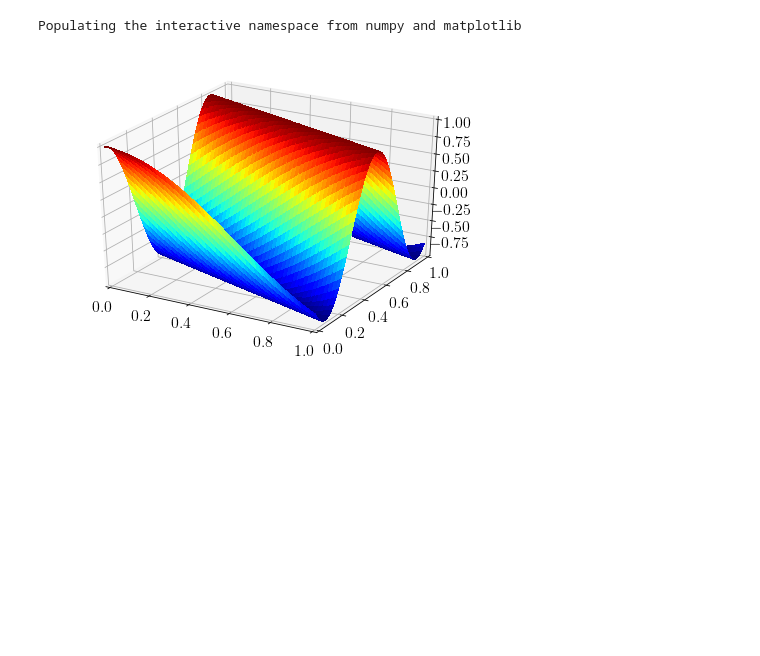
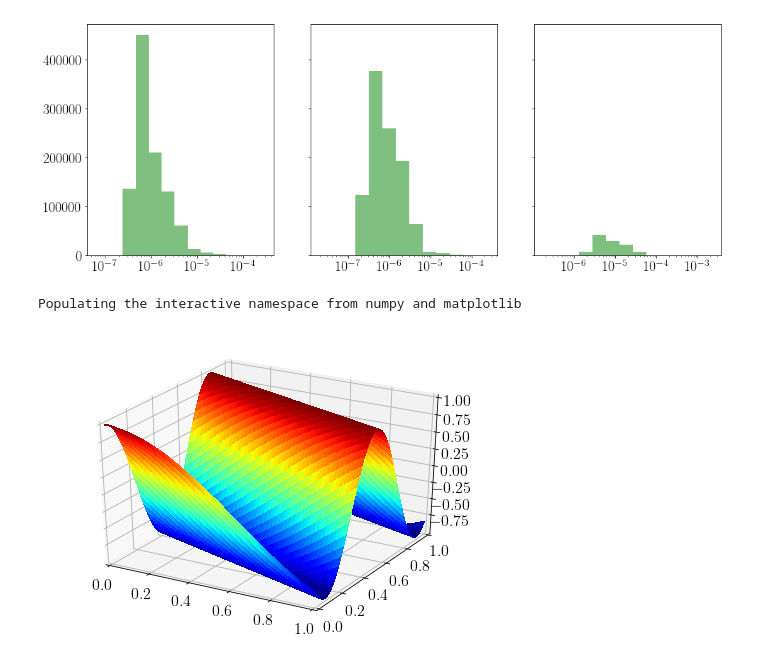
Before and after one commit to snl-dakota/pecos, a Jupyter notebook: python/tutorials/Polynomial Cross Validation.ipynb, the cells around one changed output. Cells and saved outputs as stored; diff of their text form; code cells hidden in the pictures; blank space fills up the shorter version.

```diff
--- a/python/tutorials/Polynomial Cross Validation.ipynb
+++ b/python/tutorials/Polynomial Cross Validation.ipynb
@@ -74,20 +34,0 @@ cv_approx_mse = 1./num_validation_samples*numpy.linalg.norm(validation_function_
-# %%
-import matplotlib as mpl
-mpl.rcParams['lines.linewidth'] = 3
-mpl.rcParams['text.usetex'] = True # use latex for all text handling
-mpl.rcParams['savefig.bbox'] = 'tight'
-mpl.rcParams['axes.labelsize'] = 16
-mpl.rcParams['axes.titlesize'] = 20
-mpl.rcParams['xtick.labelsize'] = 20
-mpl.rcParams['ytick.labelsize'] = 20
-plt.rcParams['text.latex.preamble'] = [r'\usepackage{siunitx}', r'\usepackage{amsmath}']
-# %%
-f,axs=pylab.subplots(1,num_rhs,sharey=True,figsize=(16, 6))
-axs = axs.ravel()
-for i in range(num_rhs):
-    axs[i].loglog(cv_residuals[i]/.9,cv_scores[i],'-o',label='CV error')
-    axs[i].loglog(residuals[i],mse[i],'-s',label='$\ell_2$ error')
-    axs[i].axvline(best_tolerances[i],linestyle='--',color='k',label='$\\varepsilon$')
-    axs[i].loglog(cv_solution_residuals[i],cv_approx_mse[i],'*',ms=10,label='CV solution $\ell_2$ error')
-    axs[i].set_title('RHS %d'%(i+1))
-    axs[i].legend(fontsize=16)
@@ -95,0 +37,73 @@ for i in range(num_rhs):
+# %%
+degree = 10
+approx = Monomial()
+approx.set_variable_transformation(var_transform)
+basis_indices = compute_hyperbolic_indices(num_vars, degree, 1.)
+approx.set_basis_indices(basis_indices)
+
+num_training_samples = 2*basis_indices.shape[1]
+
+def cross_validated_solve(basis_matrix, training_function_vals,
+                          regression_type, regression_opts, seed):
+    regression_opts['cv-opts']['seed']=seed
+    cv_solver = CrossValidatedSolver()
+    cv_solver.set_linear_system_solver(regression_type)
+    cv_solver.solve(basis_matrix, training_function_vals, regression_opts)
+    scores = cv_solver.get_best_scores()
+    solutions = cv_solver.get_final_solutions()
+    return scores, solutions
+
+num_folds = 10;
+regression_type=SVD_LEAST_SQ_REGRESSION
+function_opts = {'eval_type':'value-grad'}
+cv_opts = {'num-points':num_training_samples,'num-folds':num_folds}
+regression_opts = {'verbosity':0,'cv-opts':cv_opts,'store-history':True}
+
+def cross_validated_solve_helper(args):
+    return cross_validated_solve(*args)
+
+num_trials = 100; num_bins=10
+import multiprocessing
+max_eval_concurrency=1#max(multiprocessing.cpu_count()-2,1)
+from multiprocessing import Pool
+import time
+t0 = time.time()
+pool = Pool(max_eval_concurrency)
+args = []
+seeds = numpy.random.permutation(numpy.arange(1,10*num_trials))[:num_trials]
+for i in range(num_trials):
+    training_samples = numpy.random.uniform(0,1,(num_vars,num_training_samples))
+    training_function_vals = function.value(training_samples,function_opts)
+    basis_matrix = approx.generate_basis_matrix(training_samples)
+    args.append([basis_matrix,training_function_vals,regression_type,regression_opts,seeds[i]])
+result = numpy.asarray(pool.map(cross_validated_solve_helper,args))
+print 'that_took:', time.time()-t0
+
+num_validation_samples = 1000
+validation_samples = numpy.random.uniform(0,1,(num_vars,num_validation_samples))
+validation_vals = function.value(validation_samples,function_opts)
+
+t0 = time.time()
+mse = []
+cv_scores = []
+for i in range(num_trials):
+    cv_scores_i, solutions = result[i]
+    cv_scores.append(cv_scores_i)
+    approx.set_coefficients(solutions)
+    approx_validation_vals = approx.value(validation_samples)
+    mse.append(numpy.linalg.norm(approx_validation_vals-validation_vals,axis=0)**2/num_validation_samples)
+mse = numpy.asarray(mse)
+cv_scores = numpy.asarray(cv_scores)
+print 'that_took:', time.time()-t0
+
+%pylab inline
+num_rhs = mse[0].shape[0]
+f,axs=pylab.subplots(1,num_rhs,sharey=True,figsize=(16, 6))
+axs = axs.ravel()
+for j in range(num_rhs):
+    bins=numpy.logspace(numpy.log10(mse[:,j].min()),numpy.log10(mse[:,j].max()), num_bins)
+    n, bins, patches = axs[j].hist(mse[:,j], bins=bins, normed=1, facecolor='green', alpha=0.5)
+    bins=numpy.logspace(numpy.log10(cv_scores[:,j].min()),numpy.log10(cv_scores[:,j].max()), num_bins)
+    n, bins, patches = axs[j].hist(cv_scores[:,j], bins=bins, normed=0, facecolor='blue', alpha=0.75)
+    axs[j].set_xscale("log")
+# %% [output]
@@ -96 +115,2 @@ for i in range(num_rhs):
+[figure, added]
 # %%
```
Also changed, not shown: parts of 9 cells of this notebook, 6 other files.
